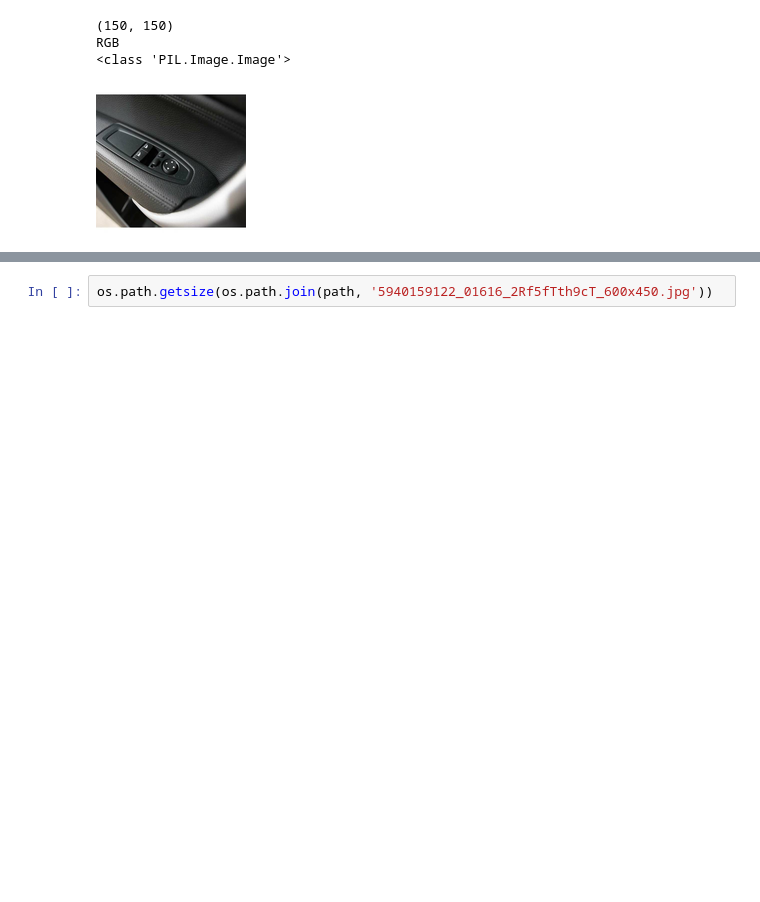
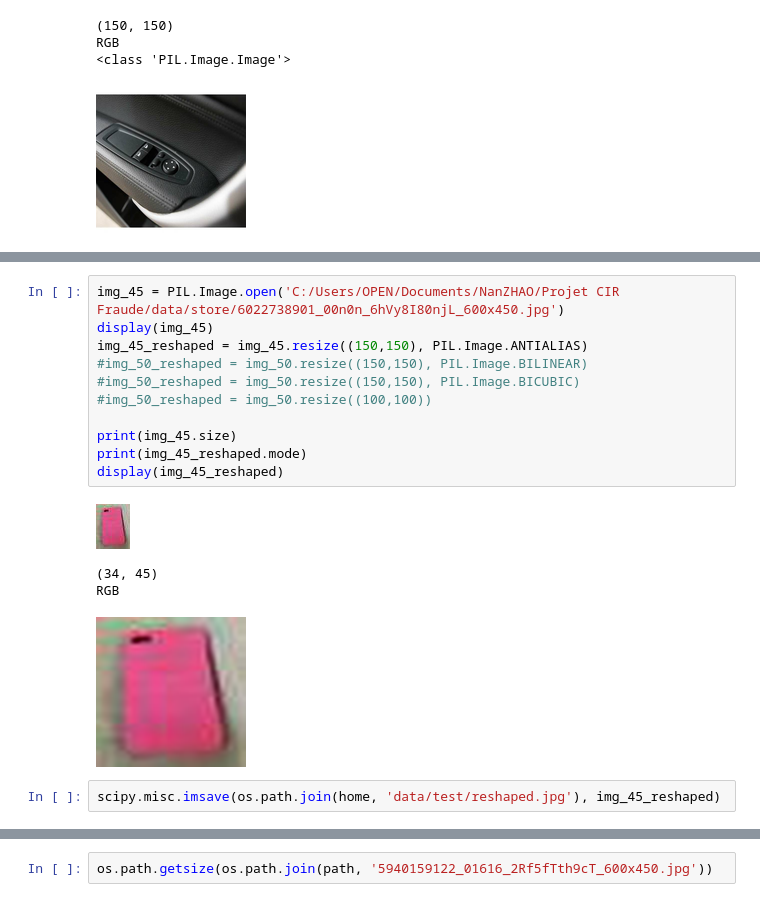
Before and after one commit to nanzhao2016/Projet_Fraude, a Jupyter notebook: code/describe_image.ipynb, the cells around one changed output, grey strips where cells are left out. Saved outputs shown, nothing was run; the diff lists cells and outputs as text; blank space fills up the shorter version.

```diff
--- a/code/describe_image.ipynb
+++ b/code/describe_image.ipynb
@@ -428,0 +438,18 @@ RGB
+# %%
+img_45 = PIL.Image.open('C:/Users/OPEN/Documents/NanZHAO/Projet CIR Fraude/data/store/6022738901_00n0n_6hVy8I80njL_600x450.jpg')
+display(img_45)
+img_45_reshaped = img_45.resize((150,150), PIL.Image.ANTIALIAS)
+#img_50_reshaped = img_50.resize((150,150), PIL.Image.BILINEAR)
+#img_50_reshaped = img_50.resize((150,150), PIL.Image.BICUBIC)
+#img_50_reshaped = img_50.resize((100,100))
+
+print(img_45.size)
+print(img_45_reshaped.mode)
+display(img_45_reshaped)
+# %% [output]
+[figure, added]
+(34, 45)
+RGB
+[figure, added]
+# %%
+scipy.misc.imsave(os.path.join(home, 'data/test/reshaped.jpg'), img_45_reshaped)
```
Also changed, not shown: parts of 9 cells of this notebook.
